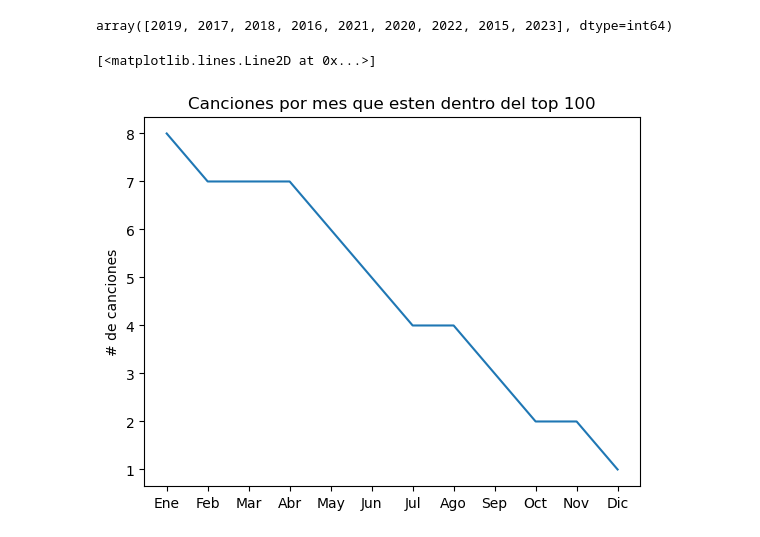
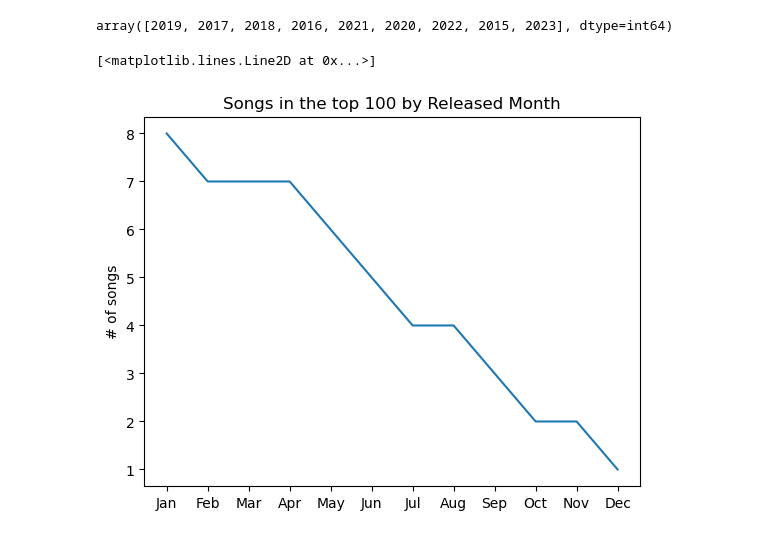
Before and after one commit to luisrodriguezror/project1, a Jupyter notebook: CarlosValencia.ipynb, the cells around one changed output. Drawn from its saved outputs; the diff is of its cells as text; code cells hidden in the pictures.

```diff
--- a/CarlosValencia.ipynb
+++ b/CarlosValencia.ipynb
@@ -24,12 +24,12 @@ array([2019, 2017, 2018, 2016, 2021, 2020, 2022, 2015, 2023], dtype=int64)
 # %%
 #Work data to better be represented in graph
 songs_month = list(top_100_one_year["released_month"].value_counts(sort=True))
-months = ['Ene','Feb','Mar','Abr','May','Jun','Jul','Ago','Sep','Oct','Nov','Dic']
+months = ['Jan','Feb','Mar','Apr','May','Jun','Jul','Aug','Sep','Oct','Nov','Dec']
 
 #Line plot|
-plt.title("Canciones por mes que esten dentro del top 100")
-plt.ylabel("# de canciones")
+plt.title("Songs in the top 100 by Released Month")
+plt.ylabel("# of songs")
 plt.plot(months,songs_month)
 # %% [output]
 [<matplotlib.lines.Line2D at 0x...>]
-[figure, old version]
+[figure, new version]
```
Also changed, not shown: parts of 4 cells of this notebook.
